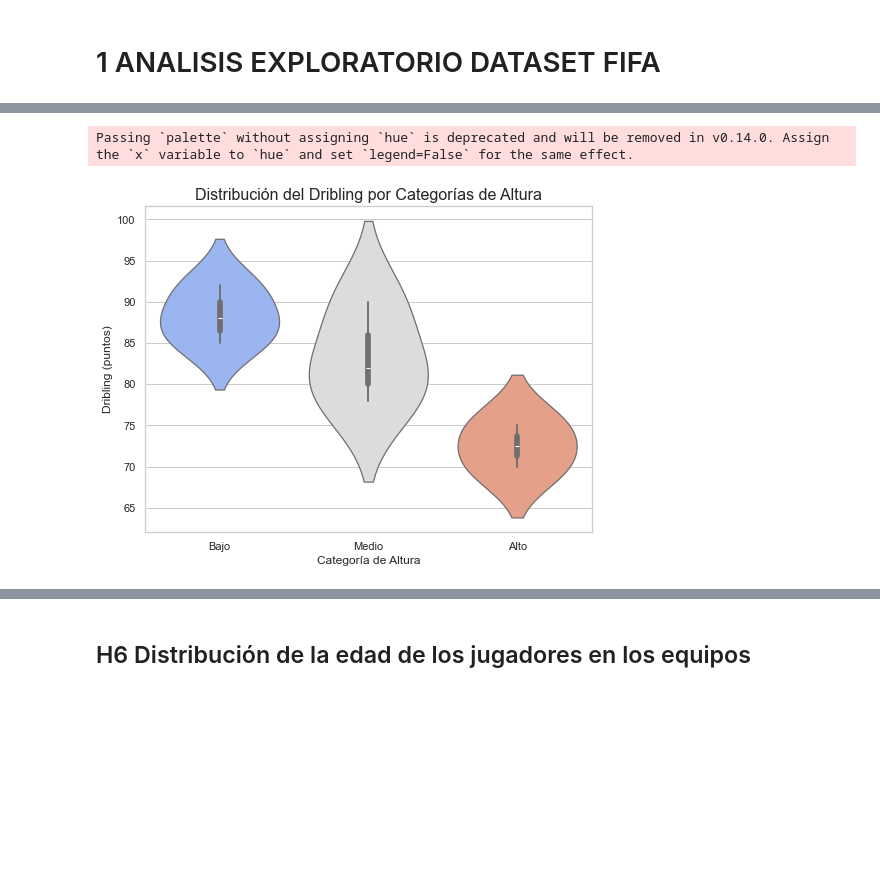
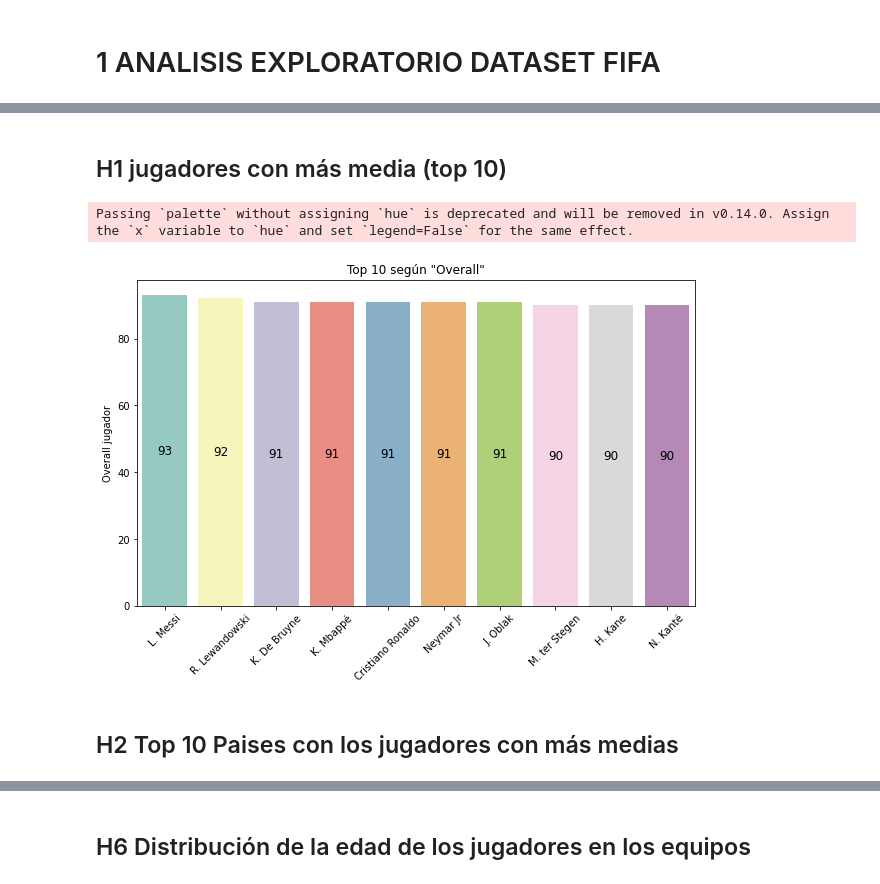
Before and after one commit to 2012FranMartinez/FifaStats-RealGoals, a Jupyter notebook: EDA_fifa_22.ipynb, the cells around one changed output, grey strips where cells are left out. Saved outputs shown, nothing was run; the diff lists cells and outputs as text; code cells hidden in the pictures; blank space fills up the shorter version.

```diff
--- a/EDA_fifa_22.ipynb
+++ b/EDA_fifa_22.ipynb
@@ -187,25 +231,24 @@ sns.lmplot(x="height_cm",y="dribbling",data=df_fifa)
-# %%
-import seaborn as sns
-import matplotlib.pyplot as plt
-import pandas as pd
-
-# Crear dataframe con categorías de altura
-data = pd.DataFrame({
-    'Altura': ['Bajo', 'Medio', 'Medio', 'Bajo', 'Alto', 'Alto', 'Medio', 'Bajo'],
-    'Dribling': [85, 78, 90, 88, 70, 75, 82, 92]
-})
-
-# Crear el violin plot
-plt.figure(figsize=(8, 6))
-sns.violinplot(x='Altura', y='Dribling', data=data, palette="coolwarm")
-
-# Agregar títulos y etiquetas
-plt.title("Distribución del Dribling por Categorías de Altura", fontsize=16)
-plt.xlabel("Categoría de Altura", fontsize=12)
-plt.ylabel("Dribling (puntos)", fontsize=12)
-
-# Mostrar el gráfico
-plt.show()
-# %% [output]
-Passing `palette` without assigning `hue` is deprecated and will be removed in v0.14.0. Assign the `x` variable to `hue` and set `legend=False` for the same effect.
-[figure, removed]
+# %% [markdown]
+## H1 jugadores con más media (top 10)
+# %%
+h1 = df_fifa.sort_values('overall', ascending=False)[['short_name', 'overall']][:10]
+# %%
+h1 = h1.sort_values("overall", ascending=False)[:10]
+plt.figure(figsize=(10, 6))
+ax = sns.barplot(x='short_name', y='overall', data=h1, palette='Set3')
+plt.title('Top 10 según "Overall"')
+plt.xlabel('')
+plt.ylabel('Overall jugador')
+plt.xticks(rotation=45)
+
+for p in ax.patches:
+    ax.annotate(f'{int(p.get_height())}',
+                (p.get_x() + p.get_width() / 2., p.get_height() / 2),
+                ha='center', va='center',
+                fontsize=12)
+plt.show()
+# %% [output]
+Passing `palette` without assigning `hue` is deprecated and will be removed in v0.14.0. Assign the `x` variable to `hue` and set `legend=False` for the same effect.
+[figure, added]
+# %% [markdown]
+## H2 Top 10 Paises con los jugadores con más medias
```
Also changed, not shown: parts of 74 cells of this notebook.
